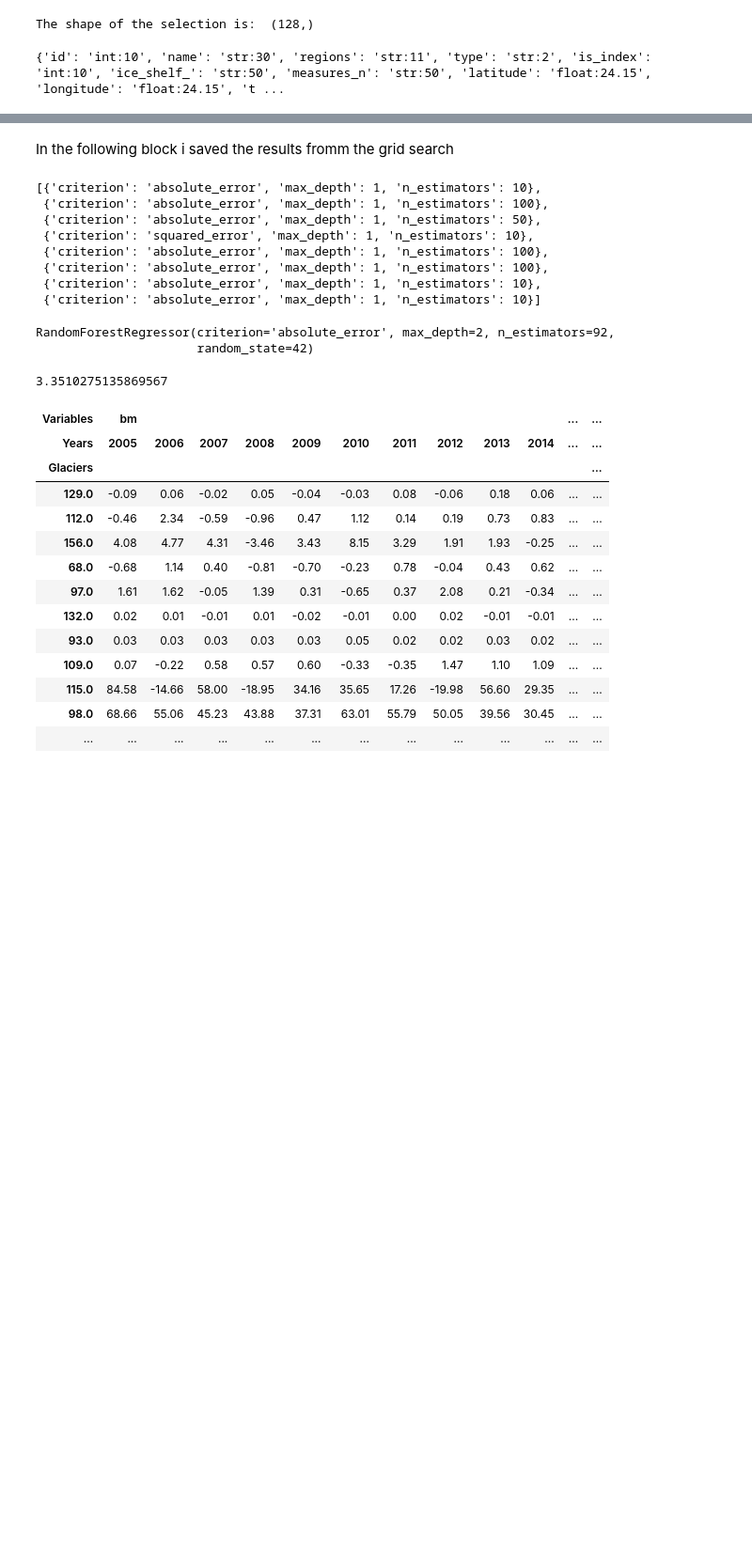
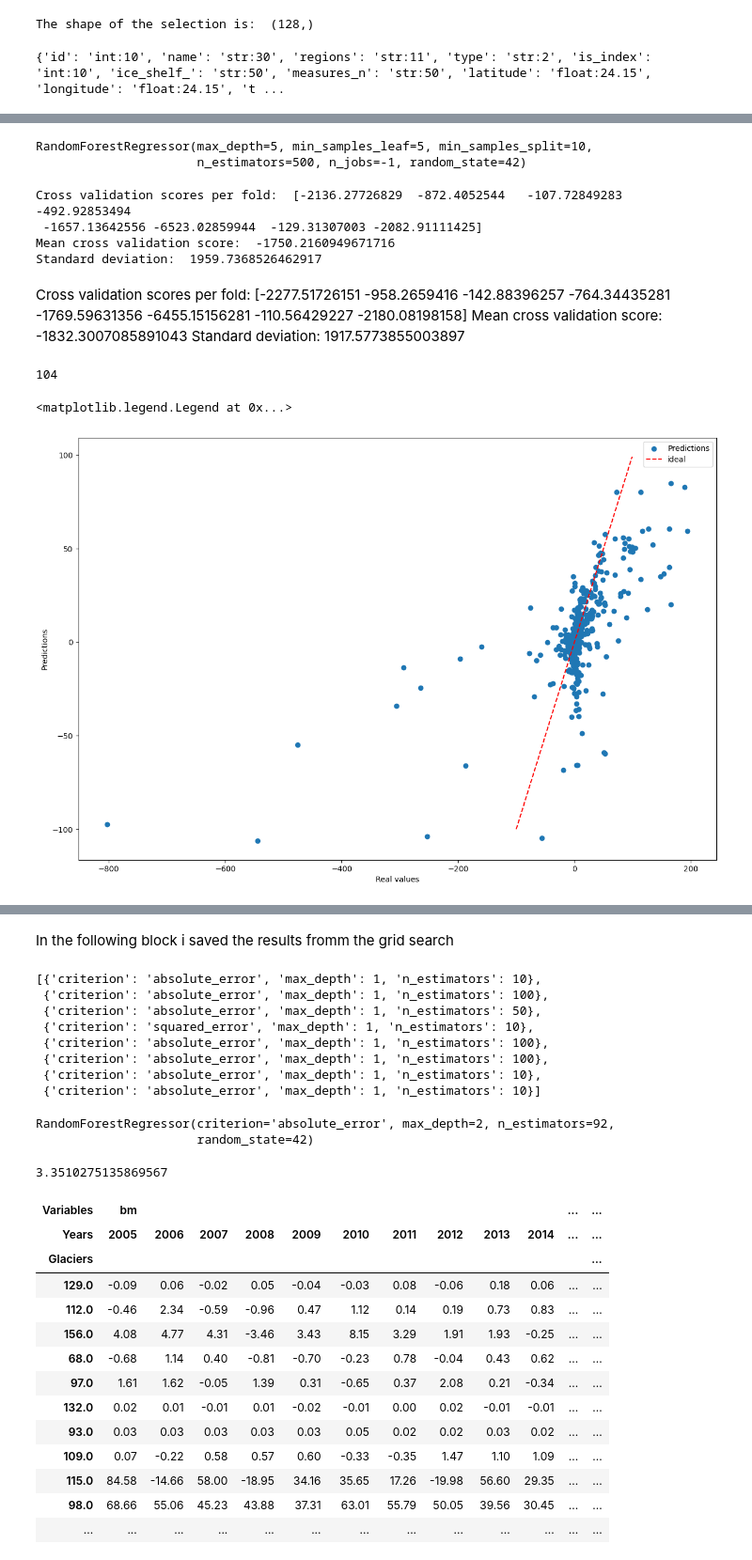
Before and after one commit to Moncada-Francesco-97/Calving-U-Net, a Jupyter notebook: Random_Forest/random_forest.ipynb, the cells around one changed output, grey strips where cells are left out. Shown at 94% size. Cells and saved outputs as stored; diff of their text form; code cells hidden in the pictures; blank space fills up the shorter version.

```diff
--- a/Random Forest/random_forest.ipynb
+++ b/Random_Forest/random_forest.ipynb
@@ -159,0 +163,8 @@ cv_blocks = [cv_block_1, cv_block_2, cv_block_3, cv_block_4, cv_block_5, cv_bloc
+# %%
+#merge the blocks, so i will have the training set already ordered according to the blocks
+cv = pd.concat(cv_blocks)
+
+#Display option
+pd.set_option('display.max_columns', None)
+pd.set_option('display.max_rows', None)
+len(cv)
@@ -159,0 +329,64 @@ cv_blocks = [cv_block_1, cv_block_2, cv_block_3, cv_block_4, cv_block_5, cv_bloc
+# %%
+
+from sklearn.model_selection import cross_val_score
+from sklearn.ensemble import RandomForestRegressor
+from sklearn.model_selection import KFold
+
+cv_split = KFold(n_splits=8, shuffle=False, random_state=None)
+rf_fitted = sklearn.ensemble.RandomForestRegressor(criterion='squared_error',
+                                                   max_depth= 5,#grid_search.best_params_['max_depth'],
+                                                   n_estimators=  500,#grid_search.best_params_['n_estimators'],
+                                                   min_samples_split= 10,# grid_search.best_params_['min_samples_split'],
+                                                   min_samples_leaf= 5,#grid_search.best_params_['min_samples_leaf'],
+                                                   random_state=42,
+                                                   n_jobs=-1
+                                                   )
+
+cvs = cross_val_score(rf_fitted, cv.drop(['calving'], axis=1), cv['calving'], cv=cv_split, scoring='neg_mean_squared_error', n_jobs=-1)
+
+rf_fitted.fit(cv.drop(['calving'], axis=1), cv['calving'])
+# %% [output]
+RandomForestRegressor(max_depth=5, min_samples_leaf=5, min_samples_split=10,
+                      n_estimators=500, n_jobs=-1, random_state=42)
+# %%
+print('Cross validation scores per fold: ', cvs)
+print('Mean cross validation score: ', cvs.mean())
+print('Standard deviation: ', cvs.std())
+
+#plot_prediction_per_fold(X, y, fitted_model, idc_list)
+# %% [output]
+Cross validation scores per fold:  [-2136.27726829  -872.4052544   -107.72849283  -492.92853494
+ -1657.13642556 -6523.02859944  -129.31307003 -2082.91111425]
+Mean cross validation score:  -1750.2160949671716
+Standard deviation:  1959.7368526462917
+# %% [markdown]
+Cross validation scores per fold:  [-2277.51726151  -958.2659416   -142.88396257  -764.34435281
+ -1769.59631356 -6455.15156281  -110.56429227 -2180.08198158]
+Mean cross validation score:  -1832.3007085891043
+Standard deviation:  1917.5773855003897
+# %%
+#len(rf_fitted.predict(cv.drop('calving', axis=1)))
+len(cv['calving'])
+# %% [output]
+104
+# %%
+#Plot the predictions against the real values
+plt.figure(figsize=(15,10))
+plt.scatter(cv['calving'], rf_fitted.predict(cv.drop('calving', axis=1)), label='Predictions')
+
+#labels
+plt.xlabel('Real values')
+plt.ylabel('Predictions')
+
+#Plot the 1:1 line
+plt.plot(np.arange(-100,100), np.arange(-100,100), label='ideal', color='red', linestyle='--')
+
+#Limit the axis
+#plt.xlim(-100, 100)
+#plt.ylim(-100, 100)
+
+
+plt.legend()
+# %% [output]
+<matplotlib.legend.Legend at 0x...>
+[figure, added]
```
Also changed, not shown: parts of 24 cells of this notebook, 2 other files.
